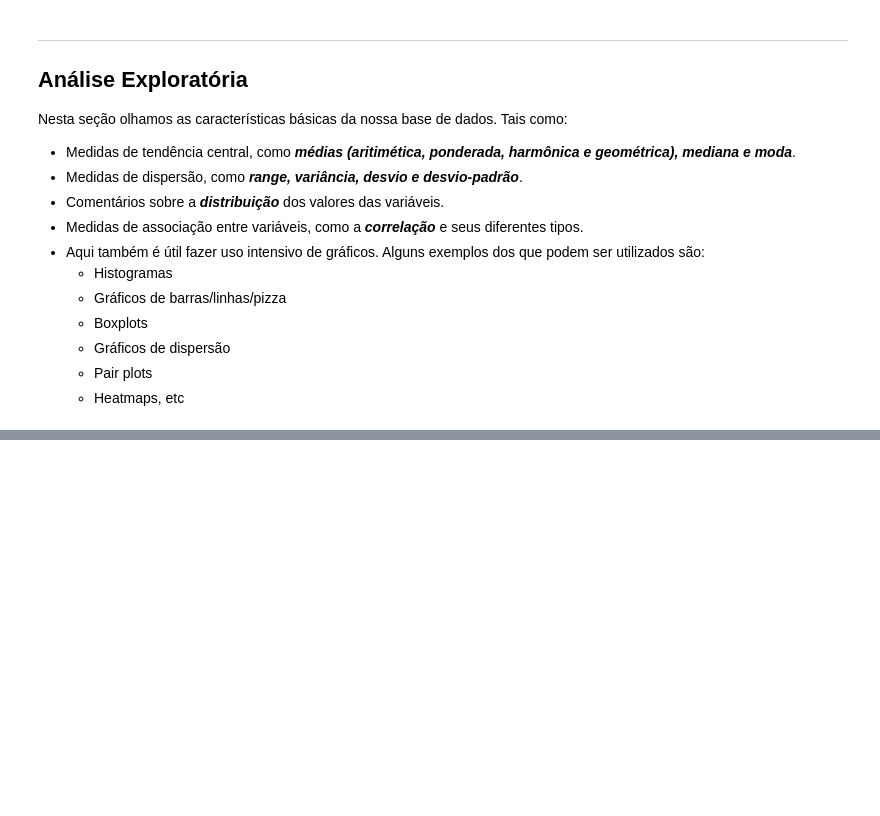
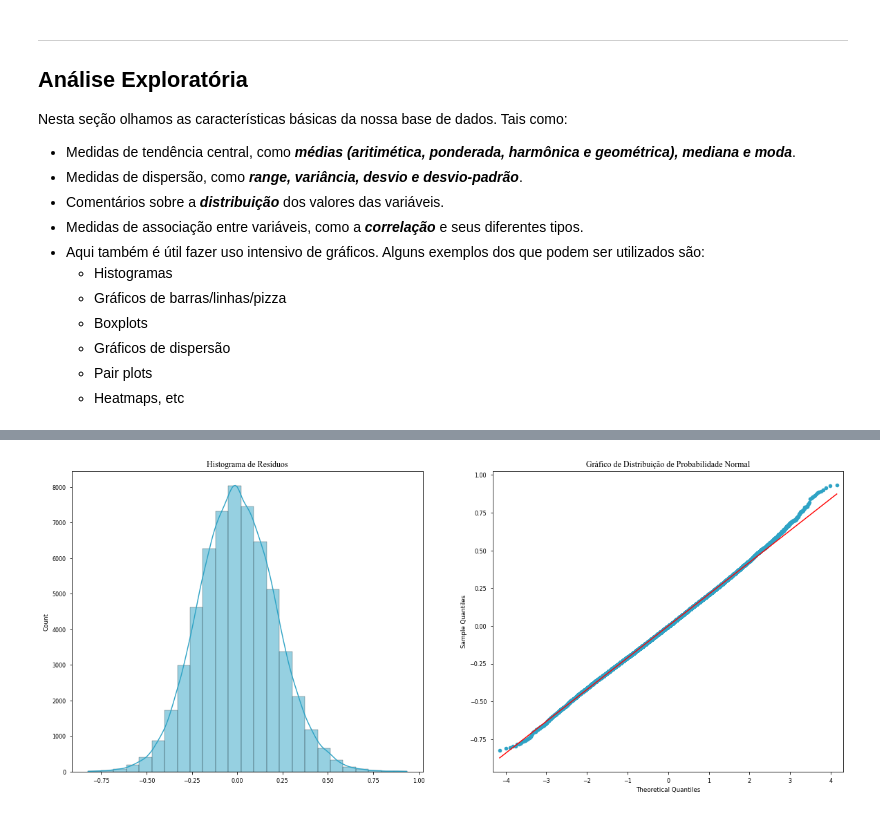
Before and after one commit to baldoinov/econometria-i, a Jupyter notebook: ex_empirico_02.ipynb, the cells around one changed output, grey strips where cells are left out. Saved outputs shown, nothing was run; the diff lists cells and outputs as text; code cells hidden in the pictures; blank space fills up the shorter version.

```diff
--- a/ex_empirico_02.ipynb
+++ b/ex_empirico_02.ipynb
@@ -286,0 +322,15 @@ Nesta seção, iremos verificar se os parâmetros estimados na regressão são s
+# %%
+df_reg2 = df[['w00103', 'p020', 'p045', 'p05402']].__deepcopy__()
+
+df_reg2['log_p05402'] = np.log(df_reg2['p05402'] + 1)
+df_reg2['log_w00103'] = np.log(df_reg2['w00103'] + 1)
+
+
+X = df_reg2[['p020', 'p045', 'log_p05402']]
+X = sm.add_constant(X)
+
+Y = df_reg2['log_w00103']
+
+model_02 = sm.OLS(Y, X, missing='drop')
+results_02 = model_02.fit()
+print(results_02.summary())
@@ -286,0 +355,18 @@ Nesta seção, iremos verificar se os parâmetros estimados na regressão são s
+# %%
+u_2 = results_02.resid
+
+fig, axes = plt.subplots(1, 2, figsize=(20, 8))
+
+# Histograma de Residuos
+sns.histplot(x=u_2, bins=25, kde=True, ax=axes[0])
+axes[0].set_title('Histograma de Resíduos', {'fontname':'Times New Roman', 'fontsize': 12})
+
+# Grafico de Distribuição de Probabilidade Normal
+
+import statsmodels.graphics.gofplots as gm
+pnorm = gm.ProbPlot(u_2).qqplot(line='s', ax=axes[1])
+axes[1].set_title('Gráfico de Distribuição de Probabilidade Normal', {'fontname':'Times New Roman', 'fontsize': 12})
+
+plt.show()
+# %% [output]
+[figure, added]
```
Also changed, not shown: parts of 37 cells of this notebook.
